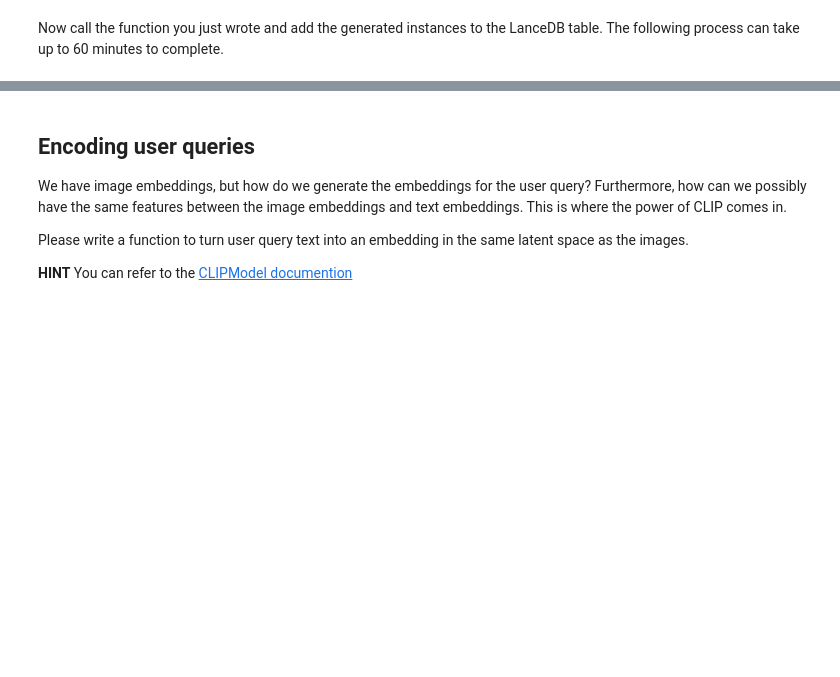
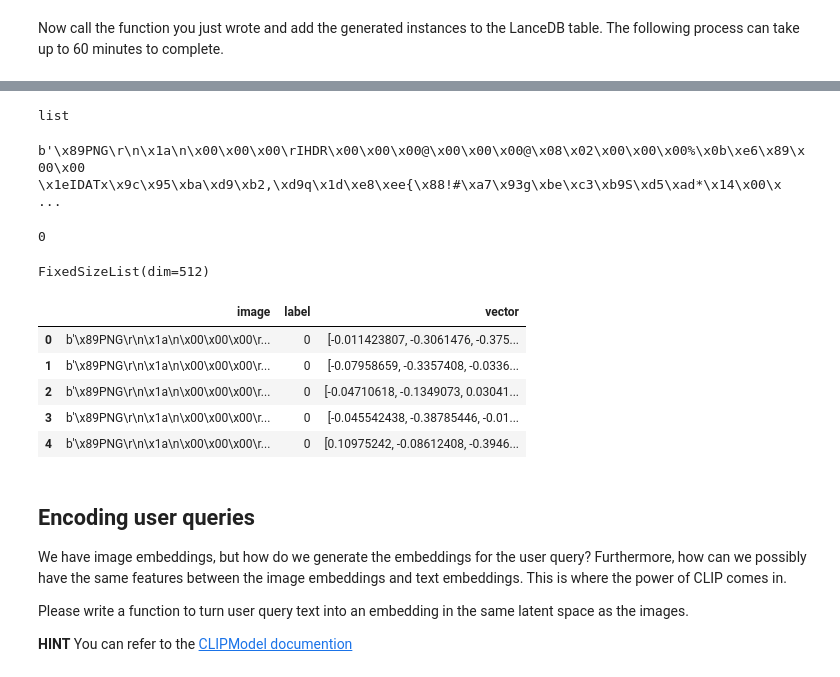
Before and after one commit to shlbatra/vector-db, a Jupyter notebook: multimodal_search/Exercise 5 - Multimodal Search.ipynb, the cells around one changed output, grey strips where cells are left out. Saved outputs shown, nothing was run; the diff lists cells and outputs as text; code cells hidden in the pictures; blank space fills up the shorter version.

```diff
--- a/multimodal_search/Exercise 5 - Multimodal Search.ipynb
+++ b/multimodal_search/Exercise 5 - Multimodal Search.ipynb
@@ -71,7 +71,7 @@ def process_image(batch: dict) -> dict:
     ].to(device)
 
     # create the image embedding from the processed image and the model
-    img_emb = <fill me in>
+    img_emb = model.get_image_features(image)
 
     batch["vector"] = img_emb.cpu()
     batch["image_bytes"] = [Image.pil_to_bytes(img) for img in batch["image"]]
@@ -83,8 +83,9 @@ Please create a LanceDB table called `image_search` to store the image, label, a
 # %%
 import lancedb
 TABLE_NAME = "image_search"
-
-<fill me in>
+db = lancedb.connect("~/.lancedb")
+db.drop_table(TABLE_NAME, ignore_missing=True)
+table = db.create_table(TABLE_NAME, schema=Image.to_arrow_schema())
 # %% [markdown]
 ## Adding data
 
@@ -102,7 +103,7 @@ def datagen() -> list[Image]:
     batches = dataset.map(process_image, batched=True, batch_size=32)
 
     # return Image instances
-    return <fill me in>
+    return [Image(image=b["image_bytes"], label=b["label"], vector=b["vector"]) for b in batches]
 # %% [markdown]
 Now call the function you just wrote and add the generated instances to the LanceDB table.  The following process can take up to 60 minutes to complete.
 # %%
@@ -110,5 +113,30 @@ data = datagen()
+# %%
+type(data)
+# %% [output]
+list
+# %%
+data[0].image #label and vector
+# %% [output]
+b'\x89PNG\r\n\x1a\n\x00\x00\x00\rIHDR\x00\x00\x00@\x00\x00\x00@\x08\x02\x00\x00\x00%\x0b\xe6\x89\x00\x00 \x1eIDATx\x9c\x95\xba\xd9\xb2,\xd9q\x1d\xe8\xee{\x88!#\xa7\x93g\xbe\xc3\xb9S\xd5\xad*\x14\x00\x ...
+# %%
+data[0].label
+# %% [output]
+0
+# %%
+data[0].vector
+# %% [output]
+FixedSizeList(dim=512)
 # %%
 table.add(data)
+# %%
+table.head().to_pandas()
+# %% [output]
+|  | image | label | vector |
+| 0 | b'\x89PNG\r\n\x1a\n\x00\x00\x00\r... | 0 | [-0.011423807, -0.3061476, -0.375... |
+| 1 | b'\x89PNG\r\n\x1a\n\x00\x00\x00\r... | 0 | [-0.07958659, -0.3357408, -0.0336... |
+| 2 | b'\x89PNG\r\n\x1a\n\x00\x00\x00\r... | 0 | [-0.04710618, -0.1349073, 0.03041... |
+| 3 | b'\x89PNG\r\n\x1a\n\x00\x00\x00\r... | 0 | [-0.045542438, -0.38785446, -0.01... |
+| 4 | b'\x89PNG\r\n\x1a\n\x00\x00\x00\r... | 0 | [0.10975242, -0.08612408, -0.3946... |
 # %% [markdown]
 ## Encoding user queries
 
```
Also changed, not shown: parts of 5 cells of this notebook, 3 other files.
